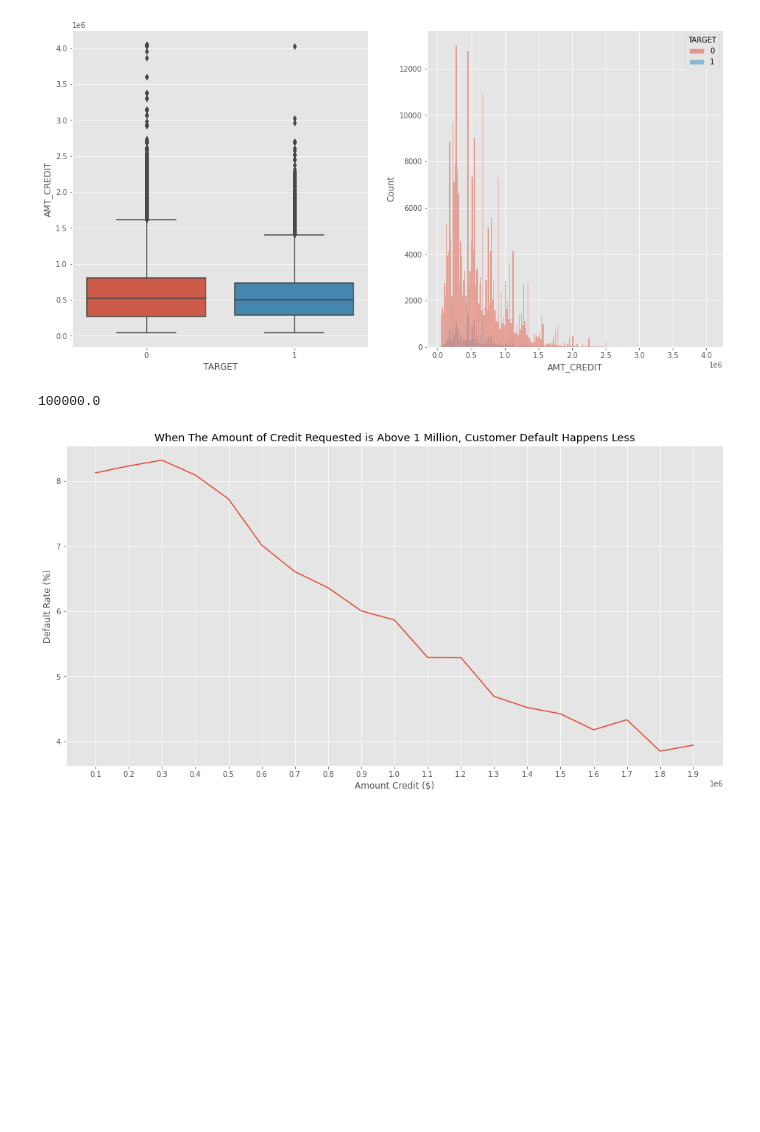
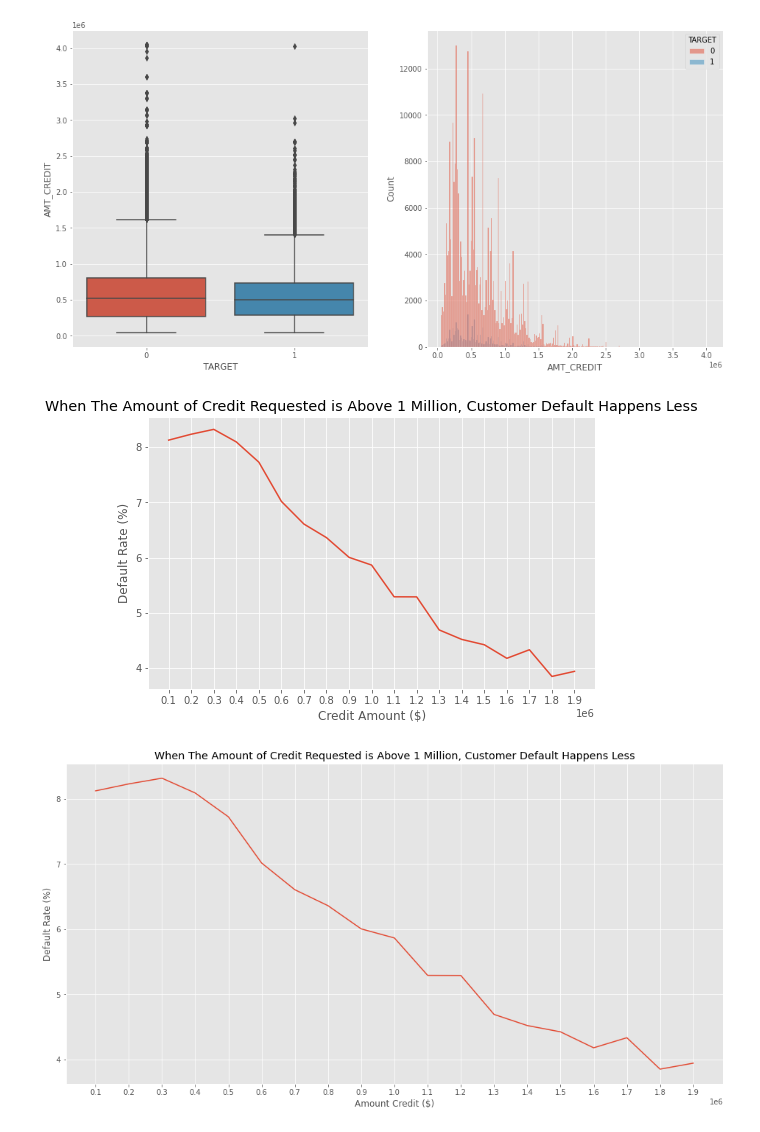
Before and after one commit to BryanT05/VIX_HCI, a Jupyter notebook: Final Project HCI.ipynb, the cells around one changed output. Saved outputs shown, nothing was run; the diff lists cells and outputs as text; code cells hidden in the pictures; blank space fills up the shorter version.

```diff
--- a/Final Project HCI.ipynb
+++ b/Final Project HCI.ipynb
@@ -1450,10 +1450,23 @@ def plot_continuous(col):
 plot_continuous('AMT_CREDIT')
 # %% [output]
 [figure]
-# %%
-1e5
-# %% [output]
-100000.0
+# %%
+credit = [i for i in range(100000, 2000000, 100000)]
+default_rate = []
+
+for i in credit:
+    val_counts = application_train[application_train['AMT_CREDIT'] >= i]['TARGET'].value_counts()
+#     print(val_counts)
+    default_rate.append(val_counts[1] / (val_counts[1] + val_counts[0]) * 100)
+
+plt.figure(figsize = (8,5))
+ax = sns.lineplot(x = credit, y = default_rate)
+ax.set_xticks(credit);
+ax.set_ylabel('Default Rate (%)')
+ax.set_xlabel('Credit Amount ($)');
+ax.set_title('When The Amount of Credit Requested is Above 1 Million, Customer Default Happens Less');
+# %% [output]
+[figure, added]
 # %%
 credit = [i for i in range(100000, 2000000, 100000)]
 default_rate = []
```
Also changed, not shown: parts of 3 cells of this notebook, 1 other file.
